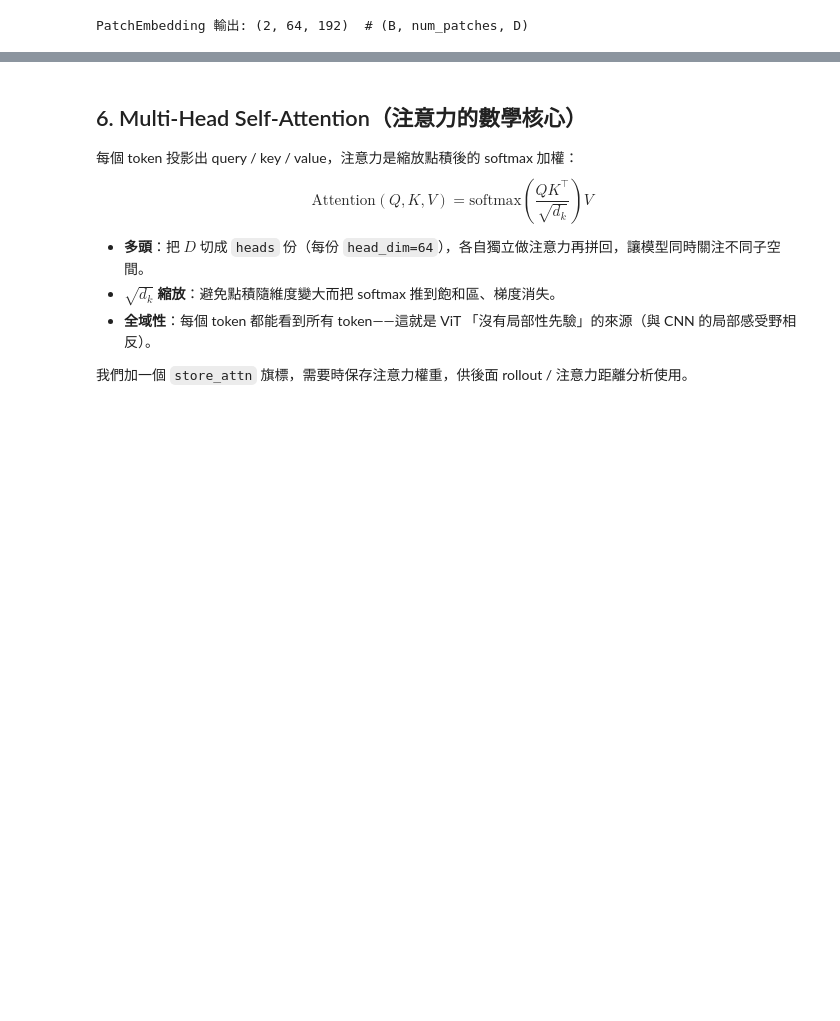
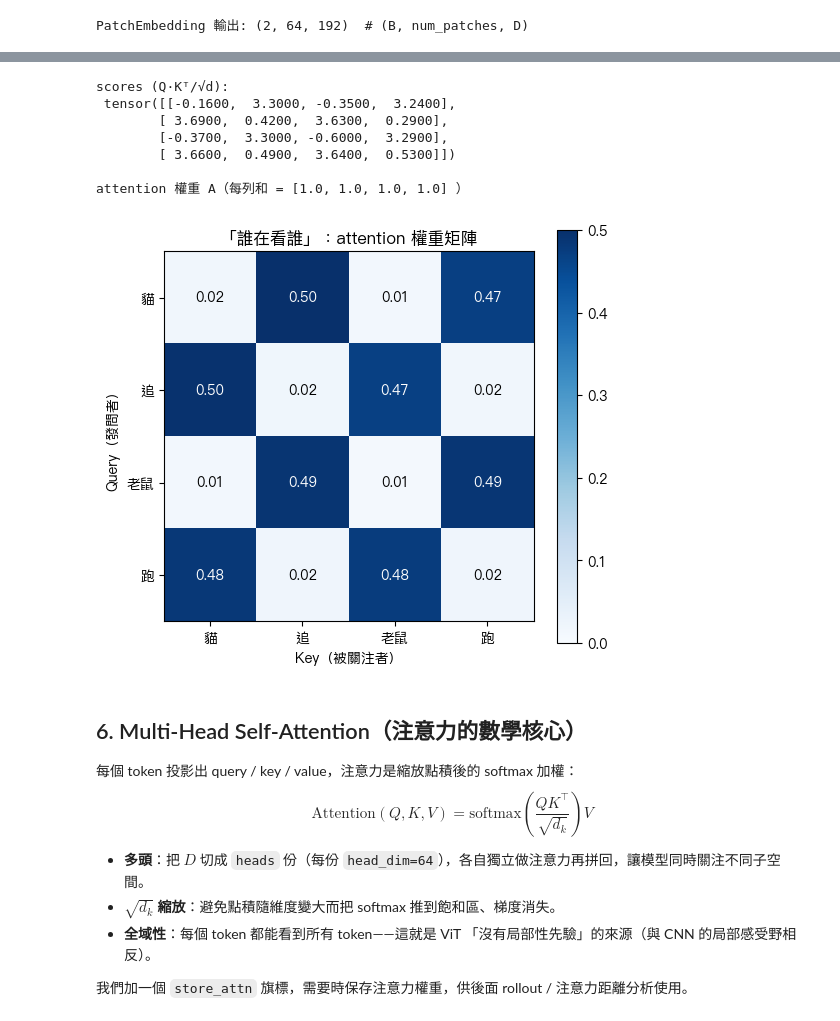
Before and after one commit to Cattleya517/llm_tutorial, a Jupyter notebook: ViT/vit_cifar10.ipynb, the cells around one changed output, grey strips where cells are left out. Saved outputs shown, nothing was run; the diff lists cells and outputs as text; code cells hidden in the pictures; blank space fills up the shorter version.

```diff
--- a/ViT/vit_cifar10.ipynb
+++ b/ViT/vit_cifar10.ipynb
@@ -244,3 +294,63 @@ PatchEmbedding 輸出: (2, 64, 192)  # (B, num_patches, D)
+# %%
+# ── §5.5 數值 demo：「貓 追 老鼠 跑」──
+# 手工設計 4 個 token 的 embedding（不是隨機），讓熱圖呈現清楚的故事：
+# 動詞「追」的 Q 設計成與名詞（貓、老鼠）的 K 方向接近 → 它會把注意力分給這兩個名詞。
+tokens = ["貓", "追", "老鼠", "跑"]
+d = 4
+
+X = 2 * torch.tensor([    # 每列一個 token，前兩維≈「名詞性」，後兩維≈「動詞性」（×2 讓 softmax 後的對比更鮮明）
+    [1.0, 0.9, 0.0, 0.1],   # 貓
+    [0.1, 0.0, 1.0, 0.8],   # 追
+    [0.9, 1.0, 0.0, 0.0],   # 老鼠
+    [0.0, 0.1, 0.8, 1.0],   # 跑
+])
+
+torch.manual_seed(0)
+Wq = torch.eye(d) + 0.1 * torch.randn(d, d)   # 接近單位矩陣的投影：保留語意方向，便於讀圖
+Wk = torch.tensor([                            # 手造 K 投影：把名詞/動詞子空間對調，
+    # 讓「動詞的 Q」與「名詞的 K」方向接近（純為教學設計；真實模型裡 Wq/Wk/Wv 都是學出來的）
+    [0.0, 0.0, 1.0, 0.0],
+    [0.0, 0.0, 0.0, 1.0],
+    [1.0, 0.0, 0.0, 0.0],
+    [0.0, 1.0, 0.0, 0.0],
+])
+Wv = torch.eye(d)                              # V 先用恆等：輸出直接是「被關注 token 的 embedding 加權平均」
+
+Q = X @ Wq                                     # (4,4) 每個 token 的「我想找什麼」
+K = X @ Wk                                     # (4,4) 每個 token 的「我能被怎麼找到」
+V = X @ Wv                                     # (4,4) 每個 token 的「我提供什麼內容」
+
+scores = Q @ K.T / math.sqrt(d)                # (4,4) 相關性分數：第 i 列 = token i 對所有 token 的打分
+A = F.softmax(scores, dim=-1)                  # 每列過 softmax → 權重和為 1
+out = A @ V                                    # (4,4) 加權平均：每個 token 的新表徵
+
+print("scores (Q·Kᵀ/√d):\n", scores.round(decimals=2), "\n")
+print("attention 權重 A（每列和 =", A.sum(-1).round(decimals=2).tolist(), "）\n")
+
+fig, ax = plt.subplots(figsize=(5.5, 4.8))
+im = ax.imshow(A, cmap="Blues", vmin=0, vmax=A.max())
+ax.set_xticks(range(4), tokens); ax.set_yticks(range(4), tokens)
+ax.set_xlabel("Key（被關注者）"); ax.set_ylabel("Query（發問者）")
+for i in range(4):
+    for j in range(4):
+        ax.text(j, i, f"{A[i,j]:.2f}", ha="center", va="center",
+                color="white" if A[i,j] > 0.5 * A.max() else "black")
+plt.title("「誰在看誰」：attention 權重矩陣", fontsize=12)
+plt.colorbar(im); plt.tight_layout(); plt.show()
+
+# 讀圖：看「追」那一列——權重集中在「貓」與「老鼠」，
+# 所以 out 裡「追」的新向量 ≈ 貓和老鼠 embedding 的加權平均：動詞把參與者的資訊收了進來。
+# §6 的 Multi-Head 只是把這件事平行做 heads 次（各自學不同的「看法」）再拼回，
+# 而 ViT 則把「詞」換成「image patch」——機制一模一樣。
+# %% [output]
+scores (Q·Kᵀ/√d):
+ tensor([[-0.1600,  3.3000, -0.3500,  3.2400],
+        [ 3.6900,  0.4200,  3.6300,  0.2900],
+        [-0.3700,  3.3000, -0.6000,  3.2900],
+        [ 3.6600,  0.4900,  3.6400,  0.5300]])
+
+attention 權重 A（每列和 = [1.0, 1.0, 1.0, 1.0] ）
+[figure, added]
 # %% [markdown]
 ## 6. Multi-Head Self-Attention（注意力的數學核心）
 每個 token 投影出 query / key / value，注意力是縮放點積後的 softmax 加權：
```
Also changed, not shown: parts of 2 cells of this notebook.
